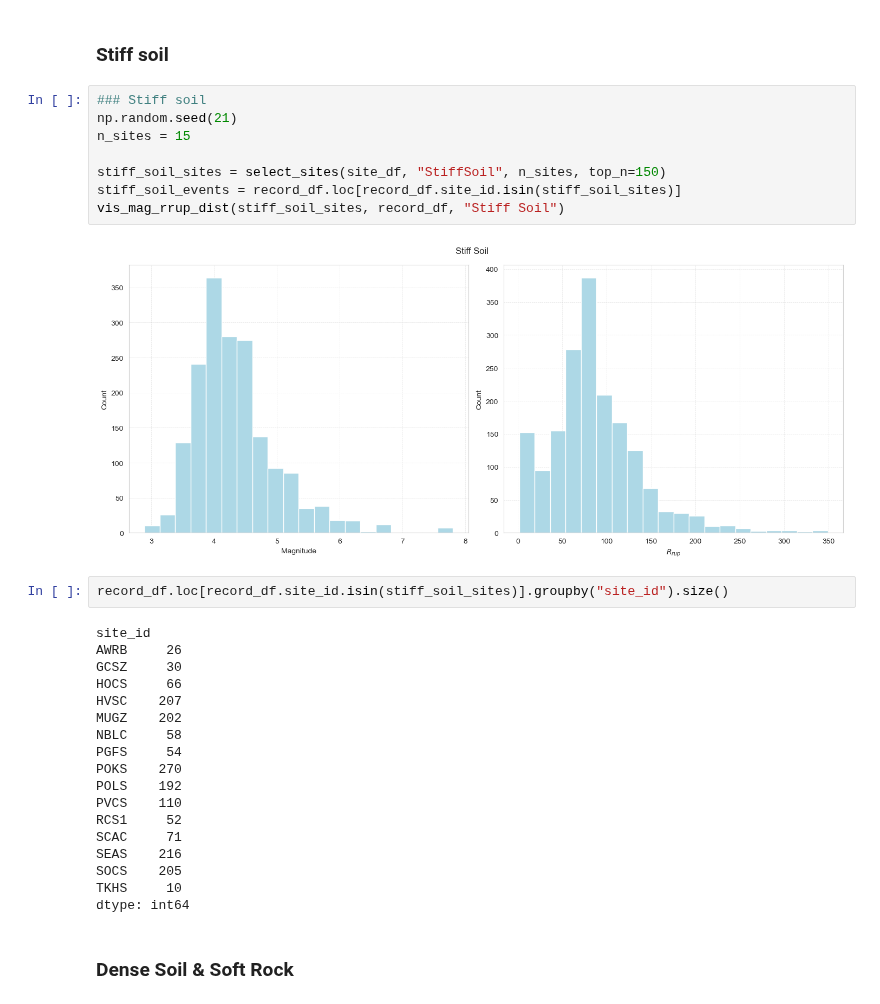
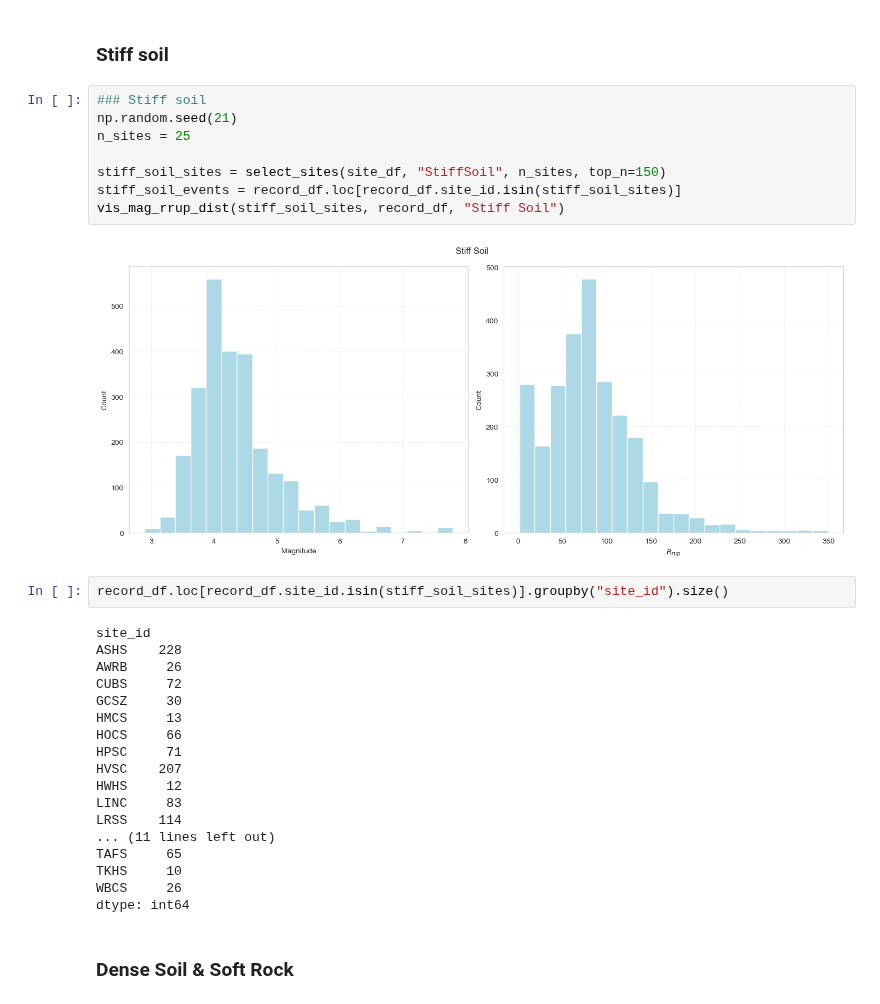
Before and after one commit to claudio525/post_event_gm_gnn, a Jupyter notebook: sim_ranking/explore/gnn/val_site_selection.ipynb, the cells around one changed output. Saved outputs shown, nothing was run; the diff lists cells and outputs as text.

```diff
--- a/sim_ranking/explore/gnn/val_site_selection.ipynb
+++ b/sim_ranking/explore/gnn/val_site_selection.ipynb
@@ -119,32 +120,32 @@ dtype: int64
 # %%
 ### Stiff soil
 np.random.seed(21)
-n_sites = 15
+n_sites = 25
 
 stiff_soil_sites = select_sites(site_df, "StiffSoil", n_sites, top_n=150)
 stiff_soil_events = record_df.loc[record_df.site_id.isin(stiff_soil_sites)]
 vis_mag_rrup_dist(stiff_soil_sites, record_df, "Stiff Soil")
 # %% [output]
-[figure, old version]
+[figure, new version]
 # %%
 record_df.loc[record_df.site_id.isin(stiff_soil_sites)].groupby("site_id").size()
 # %% [output]
 site_id
+ASHS    228
 AWRB     26
+CUBS     72
 GCSZ     30
+HMCS     13
 HOCS     66
+HPSC     71
 HVSC    207
-MUGZ    202
-NBLC     58
-PGFS     54
-POKS    270
-POLS    192
-PVCS    110
-RCS1     52
-SCAC     71
-SEAS    216
-SOCS    205
+HWHS     12
+LINC     83
+LRSS    114
+... (11 lines left out)
+TAFS     65
 TKHS     10
+WBCS     26
 dtype: int64
 # %% [markdown]
 ### Dense Soil & Soft Rock
```
Also changed, not shown: parts of 11 cells of this notebook, 3 other files.
